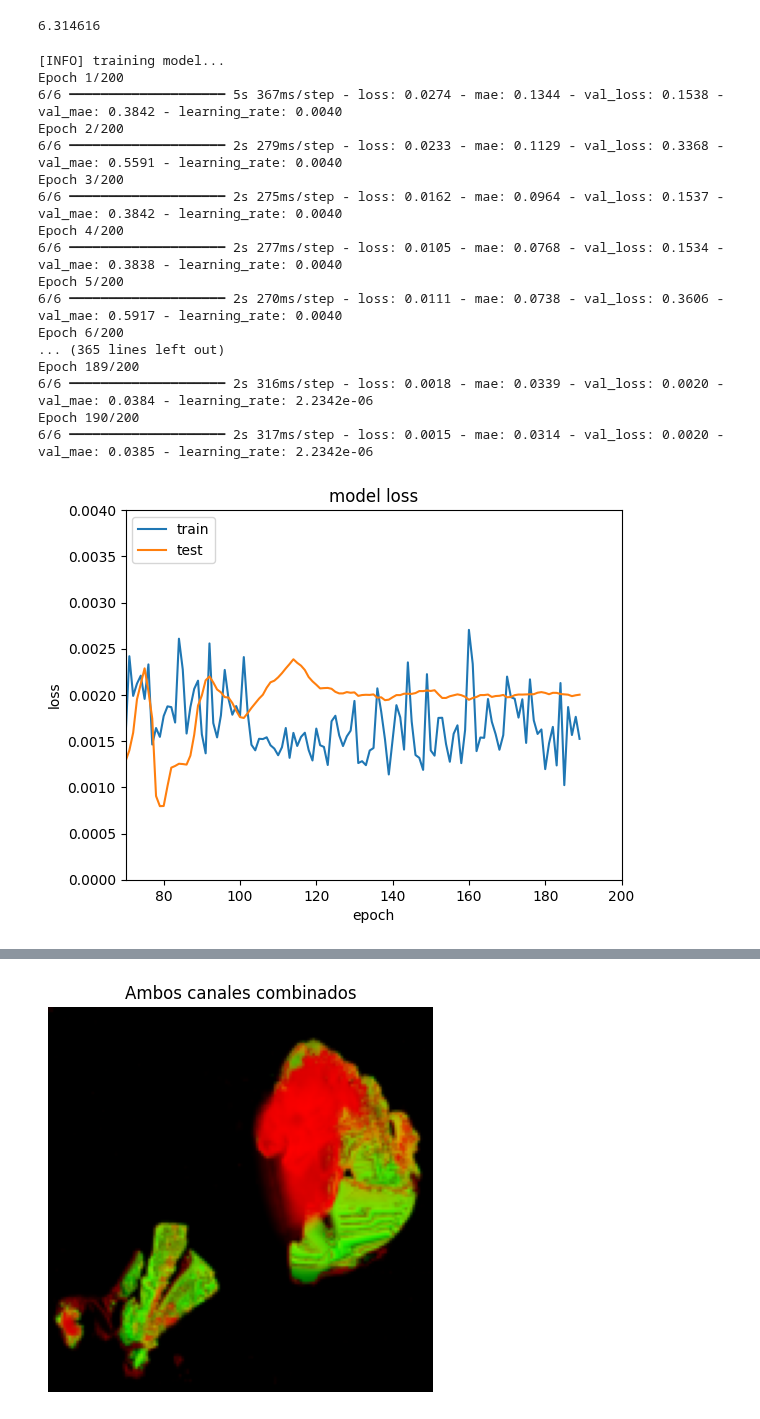
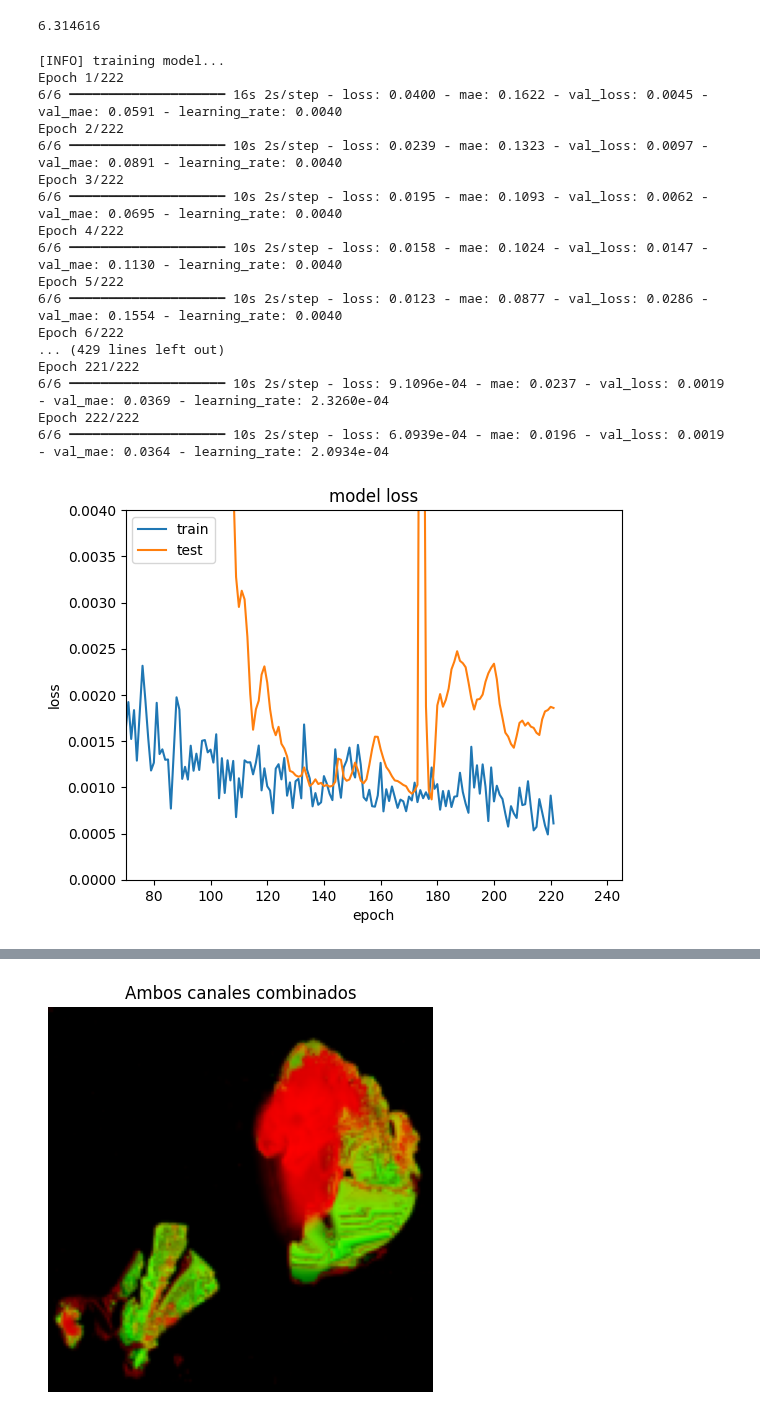
Before and after one commit to antonycardozo/CNNregression, a Jupyter notebook: cnn_regression.ipynb, the cells around one changed output, grey strips where cells are left out. Drawn from its saved outputs; the diff is of its cells as text; code cells hidden in the pictures.

Commit message:
guardamdo modelo co mejores resultados

```diff
--- a/cnn_regression.ipynb
+++ b/cnn_regression.ipynb
@@ -23,59 +23,59 @@ channel_optir = preprocessing.log_normalize(channel_optir)
 channel_dc = preprocessing.invert_channel(channel_dc)
 
 #aplicar mascara
-#channel_dc= preprocessing.apply_mask(channel_dc, size= 1402)
-#channel_optir = preprocessing.apply_mask(channel_optir, size= 1402)
+channel_dc= preprocessing.apply_mask(channel_dc, size= 1402)
+channel_optir = preprocessing.apply_mask(channel_optir, size= 1402)
 # %% [output]
 6.314616
 # %%
 #union de canales y reshape
-X= preprocessing.merge(channel_optir,channel_dc, height_shape=125, width_shape=125)
+X= preprocessing.merge(channel_optir,channel_dc, height_shape=222, width_shape=222)
 X_train, X_out, y_train, y_out = train_test_split(X, y, test_size=0.30, random_state=42)
 X_validation, X_test, y_validation, y_test= train_test_split(X_out, y_out, test_size=0.5, random_state=30)
 # %%
-NAME= "CNN_Regressor_mass_of_droplets{}".format(int(time.time()))
-model = models.create_cnn(125, 125, 2, regress=True)
+NAME= "CNN_Regressor_mass{}".format(int(time.time()))
+model = models.create_cnn(222, 222, 2, regress=True)
 opt = Adam( learning_rate=4e-3)
 tf_callbacks = [
-    EarlyStopping(monitor='val_loss', patience=110, restore_best_weights=True),
-    ReduceLROnPlateau(monitor='val_loss', patience=7, factor=0.7),
+    EarlyStopping(monitor='val_loss', patience=111, restore_best_weights=True),
+    ReduceLROnPlateau(monitor='val_loss', patience=7, factor=0.9),
     TensorBoard(log_dir="logs/{}".format(NAME), histogram_freq=1)
 ]
 model.compile(loss="mean_squared_error", optimizer=opt, metrics=['mae'])
 # train the model
 print("[INFO] training model...")
-history = model.fit(x=X_train, y=y_train, validation_data = (X_test, y_test), epochs=200, batch_size=15, callbacks=[tf_callbacks] )
+history = model.fit(x=X_train, y=y_train, validation_data = (X_test, y_test), epochs=222, batch_size=15, callbacks=[tf_callbacks] )
 # %% [output]
 [INFO] training model...
-Epoch 1/200
-6/6 ━━━━━━━━━━━━━━━━━━━━ 5s 367ms/step - loss: 0.0274 - mae: 0.1344 - val_loss: 0.1538 - val_mae: 0.3842 - learning_rate: 0.0040
-Epoch 2/200
-6/6 ━━━━━━━━━━━━━━━━━━━━ 2s 279ms/step - loss: 0.0233 - mae: 0.1129 - val_loss: 0.3368 - val_mae: 0.5591 - learning_rate: 0.0040
-Epoch 3/200
-6/6 ━━━━━━━━━━━━━━━━━━━━ 2s 275ms/step - loss: 0.0162 - mae: 0.0964 - val_loss: 0.1537 - val_mae: 0.3842 - learning_rate: 0.0040
-Epoch 4/200
-6/6 ━━━━━━━━━━━━━━━━━━━━ 2s 277ms/step - loss: 0.0105 - mae: 0.0768 - val_loss: 0.1534 - val_mae: 0.3838 - learning_rate: 0.0040
-Epoch 5/200
-6/6 ━━━━━━━━━━━━━━━━━━━━ 2s 270ms/step - loss: 0.0111 - mae: 0.0738 - val_loss: 0.3606 - val_mae: 0.5917 - learning_rate: 0.0040
-Epoch 6/200
-... (365 lines left out)
-Epoch 189/200
-6/6 ━━━━━━━━━━━━━━━━━━━━ 2s 316ms/step - loss: 0.0018 - mae: 0.0339 - val_loss: 0.0020 - val_mae: 0.0384 - learning_rate: 2.2342e-06
-Epoch 190/200
-6/6 ━━━━━━━━━━━━━━━━━━━━ 2s 317ms/step - loss: 0.0015 - mae: 0.0314 - val_loss: 0.0020 - val_mae: 0.0385 - learning_rate: 2.2342e-06
+Epoch 1/222
+6/6 ━━━━━━━━━━━━━━━━━━━━ 16s 2s/step - loss: 0.0400 - mae: 0.1622 - val_loss: 0.0045 - val_mae: 0.0591 - learning_rate: 0.0040
+Epoch 2/222
+6/6 ━━━━━━━━━━━━━━━━━━━━ 10s 2s/step - loss: 0.0239 - mae: 0.1323 - val_loss: 0.0097 - val_mae: 0.0891 - learning_rate: 0.0040
+Epoch 3/222
+6/6 ━━━━━━━━━━━━━━━━━━━━ 10s 2s/step - loss: 0.0195 - mae: 0.1093 - val_loss: 0.0062 - val_mae: 0.0695 - learning_rate: 0.0040
+Epoch 4/222
+6/6 ━━━━━━━━━━━━━━━━━━━━ 10s 2s/step - loss: 0.0158 - mae: 0.1024 - val_loss: 0.0147 - val_mae: 0.1130 - learning_rate: 0.0040
+Epoch 5/222
+6/6 ━━━━━━━━━━━━━━━━━━━━ 10s 2s/step - loss: 0.0123 - mae: 0.0877 - val_loss: 0.0286 - val_mae: 0.1554 - learning_rate: 0.0040
+Epoch 6/222
+... (429 lines left out)
+Epoch 221/222
+6/6 ━━━━━━━━━━━━━━━━━━━━ 10s 2s/step - loss: 9.1096e-04 - mae: 0.0237 - val_loss: 0.0019 - val_mae: 0.0369 - learning_rate: 2.3260e-04
+Epoch 222/222
+6/6 ━━━━━━━━━━━━━━━━━━━━ 10s 2s/step - loss: 6.0939e-04 - mae: 0.0196 - val_loss: 0.0019 - val_mae: 0.0364 - learning_rate: 2.0934e-04
 # %%
 # summarize history for loss
 plt.plot(history.history['loss'])
 plt.plot(history.history['val_loss'])
-plt.xlim(70, 200)
+plt.xlim(70, 245)
 plt.ylim(0,0.004)
 plt.title('model loss')
 plt.ylabel('loss')
 plt.xlabel('epoch')
 plt.legend(['train', 'test'], loc='upper left')
 plt.show()
 # %% [output]
-[figure, old version]
+[figure, new version]
 # %%
 
 # make predictions on the testing data
```
Also changed, not shown: parts of 5 cells of this notebook, 2 other files.
